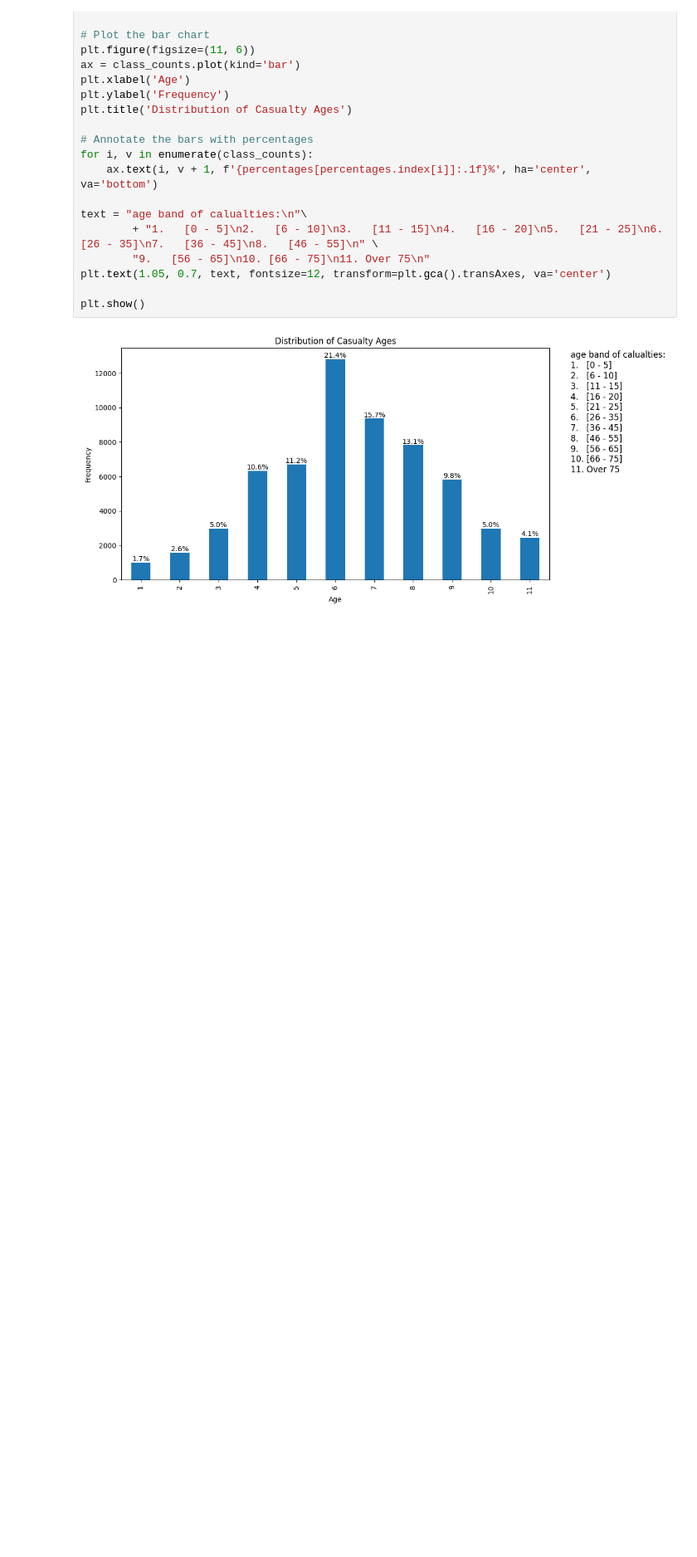
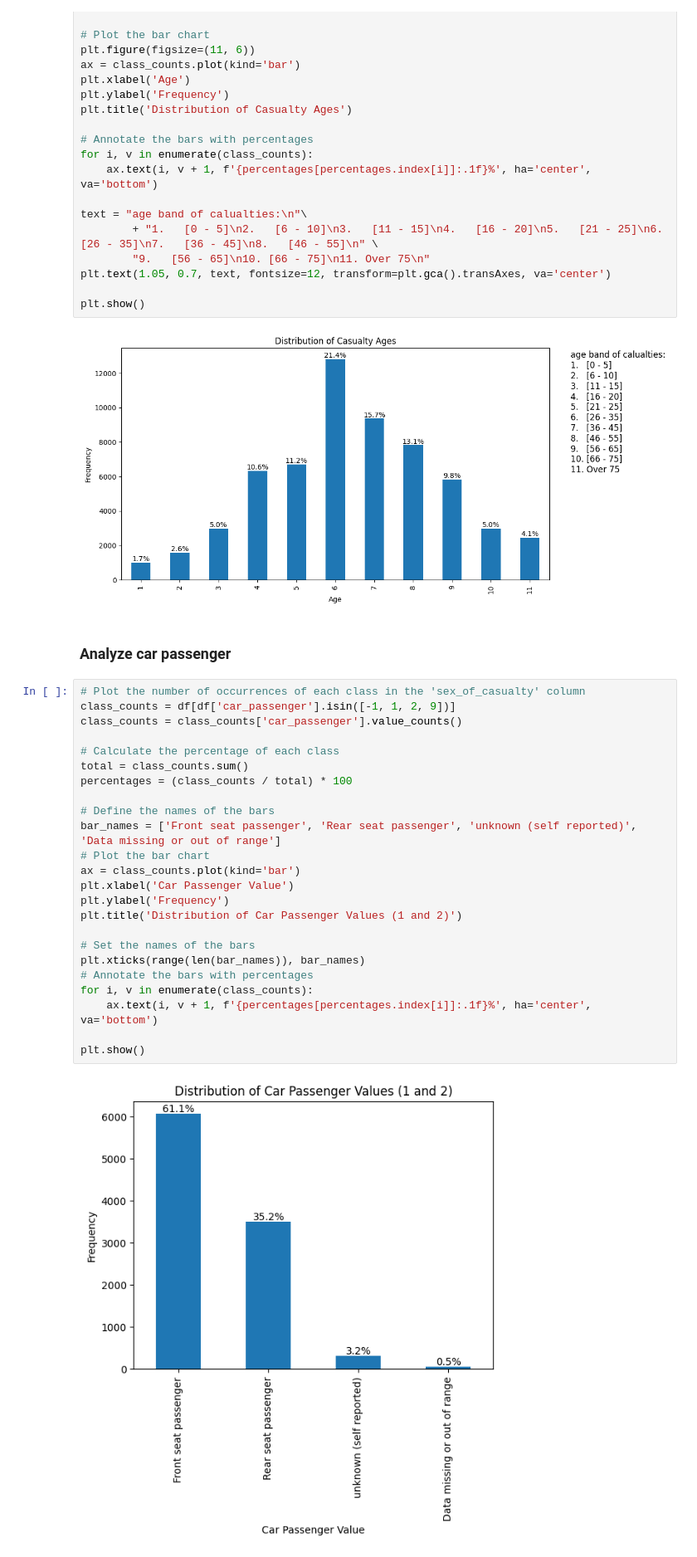
Before and after one commit to MohammadJavadN/Road-Accidents-Analysis, a Jupyter notebook: ds.ipynb, the cells around one changed output. Shown at 83% size. Drawn from its saved outputs; the diff is of its cells as text; blank space fills up the shorter version.

Commit message:
car_passenger bar plot

```diff
--- a/ds.ipynb
+++ b/ds.ipynb
@@ -214,3 +214,31 @@ plt.text(1.05, 0.7, text, fontsize=12, transform=plt.gca().transAxes, va='center
 plt.show()
 # %% [output]
 [figure]
+# %% [markdown]
+### Analyze car passenger
+# %%
+# Plot the number of occurrences of each class in the 'sex_of_casualty' column
+class_counts = df[df['car_passenger'].isin([-1, 1, 2, 9])]
+class_counts = class_counts['car_passenger'].value_counts()
+
+# Calculate the percentage of each class
+total = class_counts.sum()
+percentages = (class_counts / total) * 100
+
+# Define the names of the bars
+bar_names = ['Front seat passenger', 'Rear seat passenger', 'unknown (self reported)', 'Data missing or out of range']
+# Plot the bar chart
+ax = class_counts.plot(kind='bar')
+plt.xlabel('Car Passenger Value')
+plt.ylabel('Frequency')
+plt.title('Distribution of Car Passenger Values (1 and 2)')
+
+# Set the names of the bars
+plt.xticks(range(len(bar_names)), bar_names)
+# Annotate the bars with percentages
+for i, v in enumerate(class_counts):
+    ax.text(i, v + 1, f'{percentages[percentages.index[i]]:.1f}%', ha='center', va='bottom')
+
+plt.show()
+# %% [output]
+[figure, added]
```
